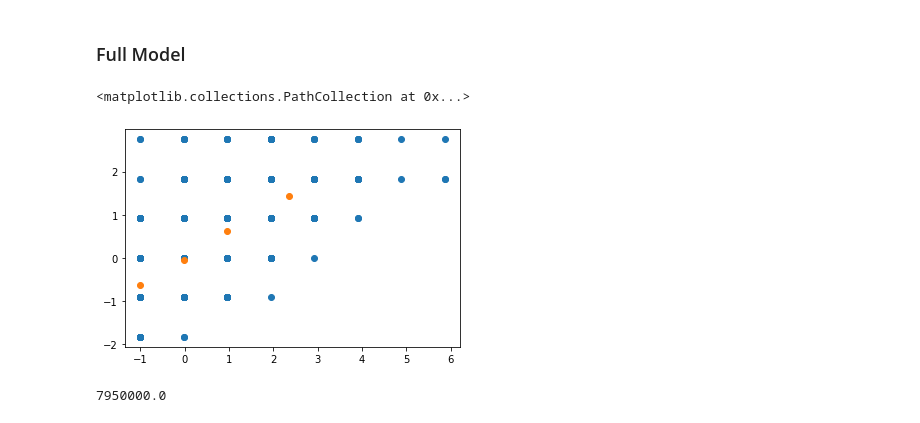
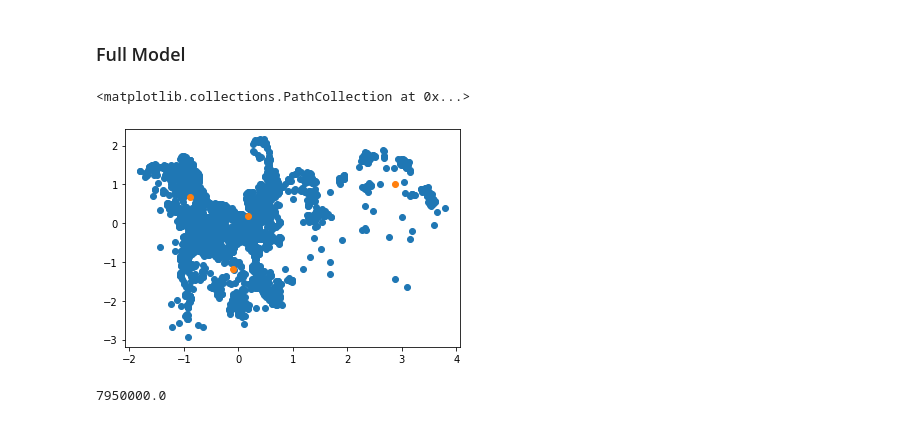
Before and after one commit to barrytl/ET5003_SEM1_2021-2, a Jupyter notebook: Week-3/ET5003_Etivity2_BarryLawton_20197772.ipynb, the cells around one changed output. Saved outputs shown, nothing was run; the diff lists cells and outputs as text; code cells hidden in the pictures.

```diff
--- a/Week-3/ET5003_Etivity2_BarryLawton_20197772.ipynb
+++ b/Week-3/ET5003_Etivity2_BarryLawton_20197772.ipynb
@@ -616,20 +618,20 @@ MAPE =  0.29499057976816395
 # %%
 # training gaussian mixture model
 from sklearn.mixture import GaussianMixture
 
 gmm = GaussianMixture(n_components=4)
-# clustering by features 1, 2
-ind=[0,1]
+# clustering by features longitude and latitude
+ind=[3,4]
 X_ind = np.vstack([Xn_train[:,ind],Xn_test[:,ind]])
 # Gaussian Mixture
 gmm.fit(X_ind)
 # plot blue dots
 plt.scatter(X_ind[:,0],X_ind[:,1])
 # centroids:  orange dots
 plt.scatter(gmm.means_[:,0],gmm.means_[:,1])
 # %% [output]
 <matplotlib.collections.PathCollection at 0x...>
-[figure, old version]
+[figure, new version]
 # %%
 np.max(ys_train)
 # %% [output]
```
Also changed, not shown: parts of 20 cells of this notebook.
